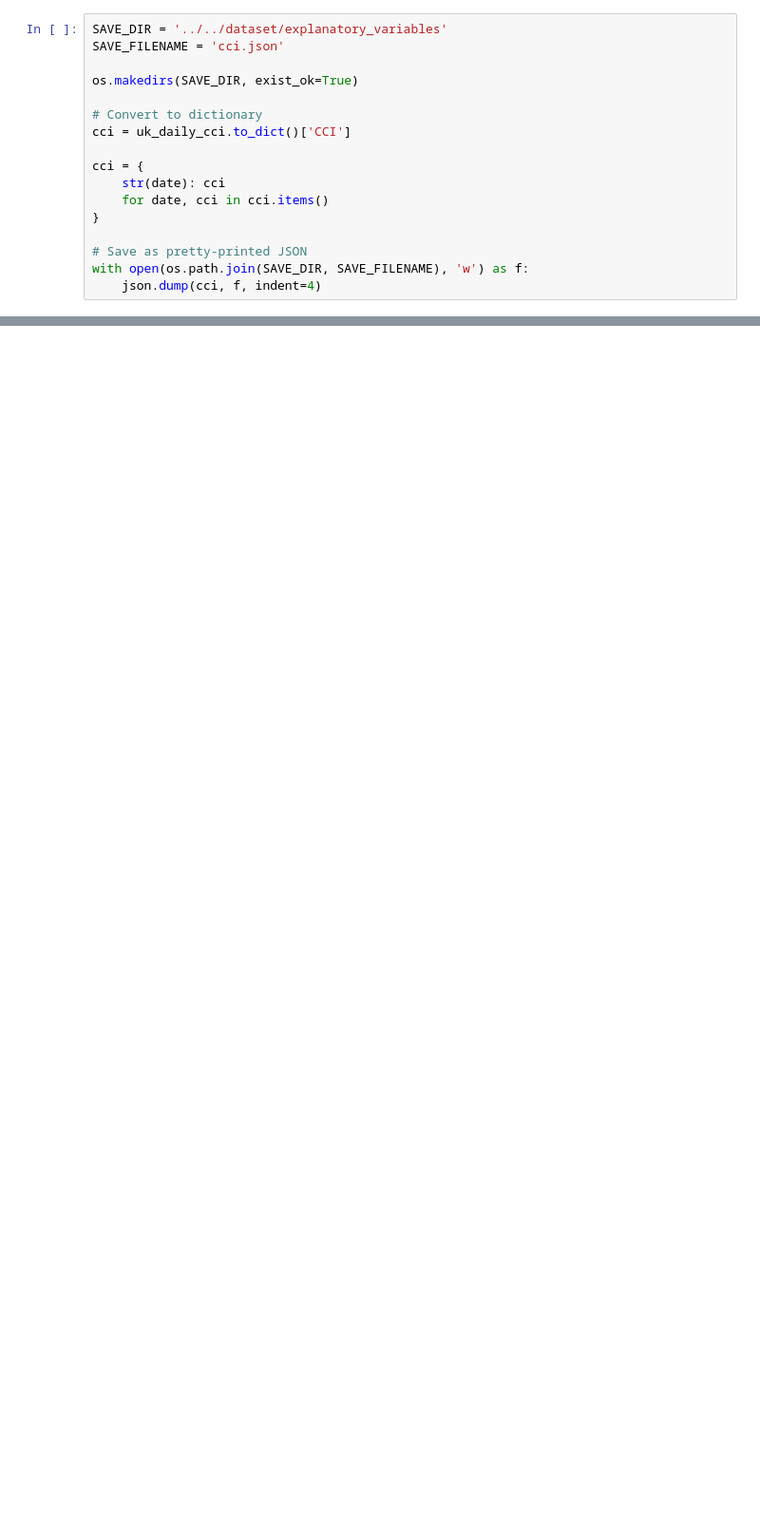
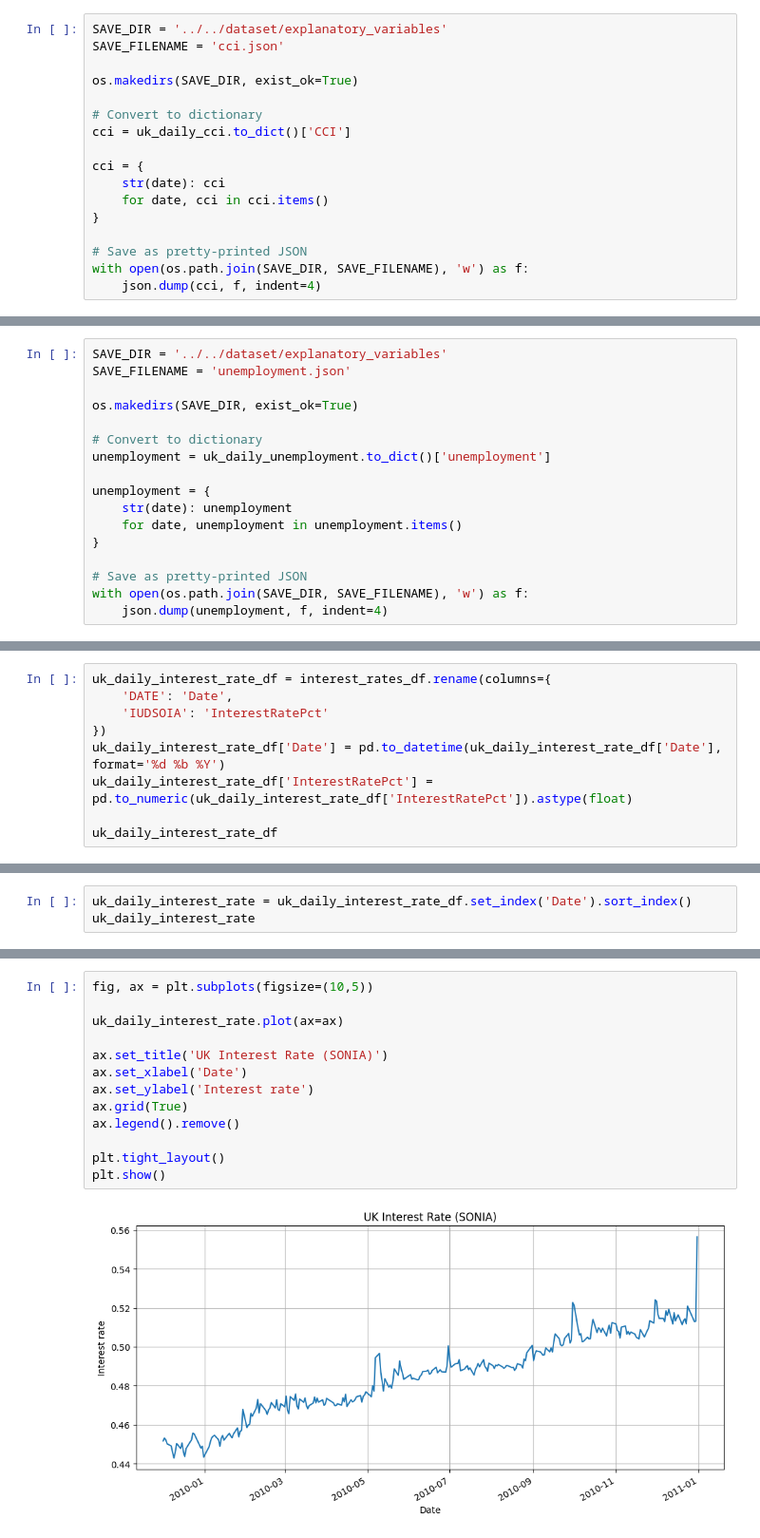
Before and after one commit to luizvalle/ieor4578_project2, a Jupyter notebook: notebooks/explanatory_variables/explanatory_variable_collection2.ipynb, the cells around one changed output, grey strips where cells are left out. Shown at 95% size. Drawn from its saved outputs; the diff is of its cells as text; blank space fills up the shorter version.

Commit message:
Add notebook that collects a few more explanatory variables

```diff
--- a/notebooks/explanatory_variables/explanatory_variable_collection2.ipynb
+++ b/notebooks/explanatory_variables/explanatory_variable_collection2.ipynb
@@ -518,0 +626,17 @@ with open(os.path.join(SAVE_DIR, SAVE_FILENAME), 'w') as f:
+# %%
+SAVE_DIR = '../../dataset/explanatory_variables'
+SAVE_FILENAME = 'unemployment.json'
+
+os.makedirs(SAVE_DIR, exist_ok=True)
+
+# Convert to dictionary
+unemployment = uk_daily_unemployment.to_dict()['unemployment']
+
+unemployment = {
+    str(date): unemployment
+    for date, unemployment in unemployment.items()
+}
+
+# Save as pretty-printed JSON
+with open(os.path.join(SAVE_DIR, SAVE_FILENAME), 'w') as f:
+    json.dump(unemployment, f, indent=4)
@@ -518,0 +687,9 @@ with open(os.path.join(SAVE_DIR, SAVE_FILENAME), 'w') as f:
+# %%
+uk_daily_interest_rate_df = interest_rates_df.rename(columns={
+    'DATE': 'Date',
+    'IUDSOIA': 'InterestRatePct'
+})
+uk_daily_interest_rate_df['Date'] = pd.to_datetime(uk_daily_interest_rate_df['Date'], format='%d %b %Y')
+uk_daily_interest_rate_df['InterestRatePct'] = pd.to_numeric(uk_daily_interest_rate_df['InterestRatePct']).astype(float)
+
+uk_daily_interest_rate_df
@@ -518,0 +710,3 @@ with open(os.path.join(SAVE_DIR, SAVE_FILENAME), 'w') as f:
+# %%
+uk_daily_interest_rate = uk_daily_interest_rate_df.set_index('Date').sort_index()
+uk_daily_interest_rate
@@ -518,0 +728,15 @@ with open(os.path.join(SAVE_DIR, SAVE_FILENAME), 'w') as f:
+# %%
+fig, ax = plt.subplots(figsize=(10,5))
+
+uk_daily_interest_rate.plot(ax=ax)
+
+ax.set_title('UK Interest Rate (SONIA)')
+ax.set_xlabel('Date')
+ax.set_ylabel('Interest rate')
+ax.grid(True)
+ax.legend().remove()
+
+plt.tight_layout()
+plt.show()
+# %% [output]
+[figure, added]
```
Also changed, not shown: parts of 10 cells of this notebook.
